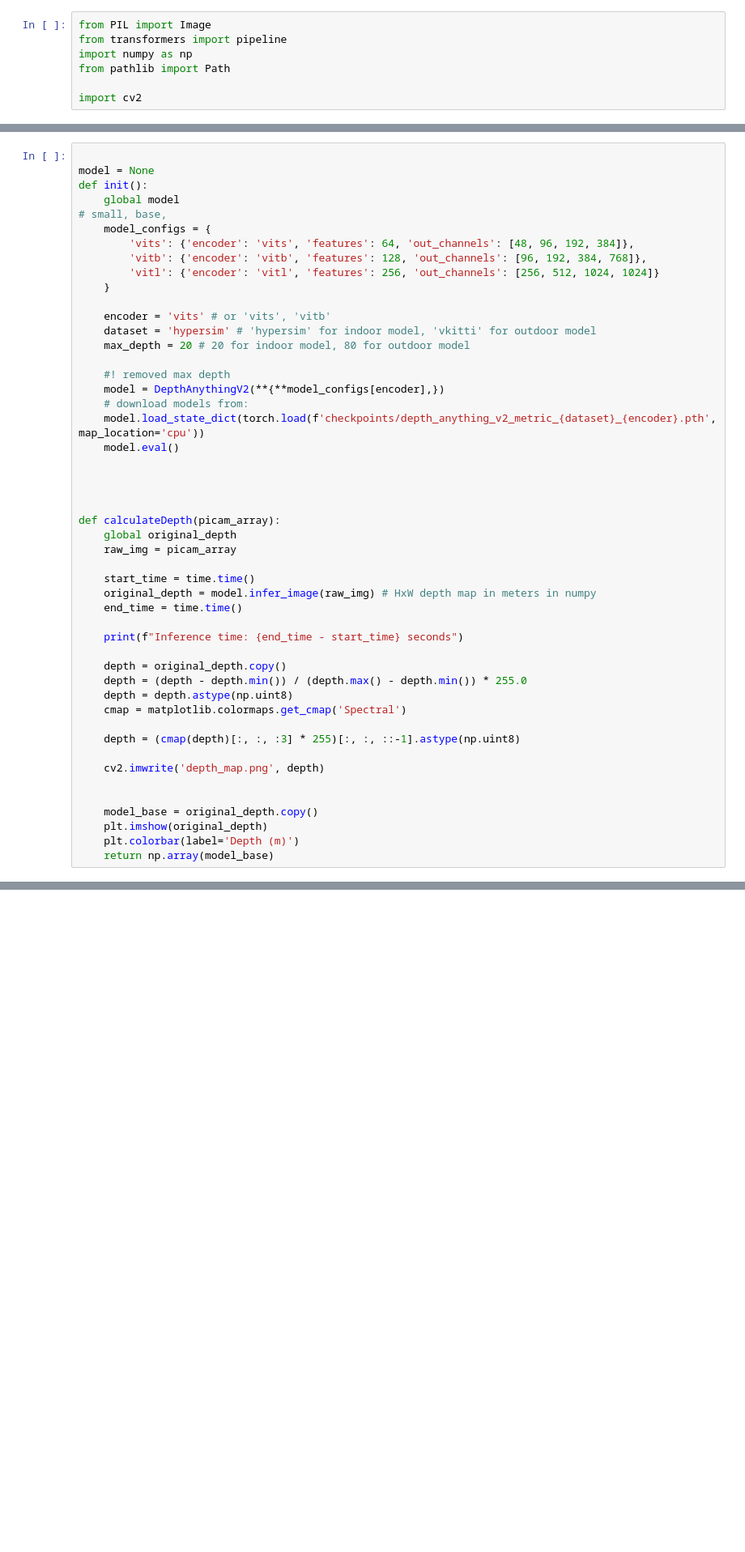
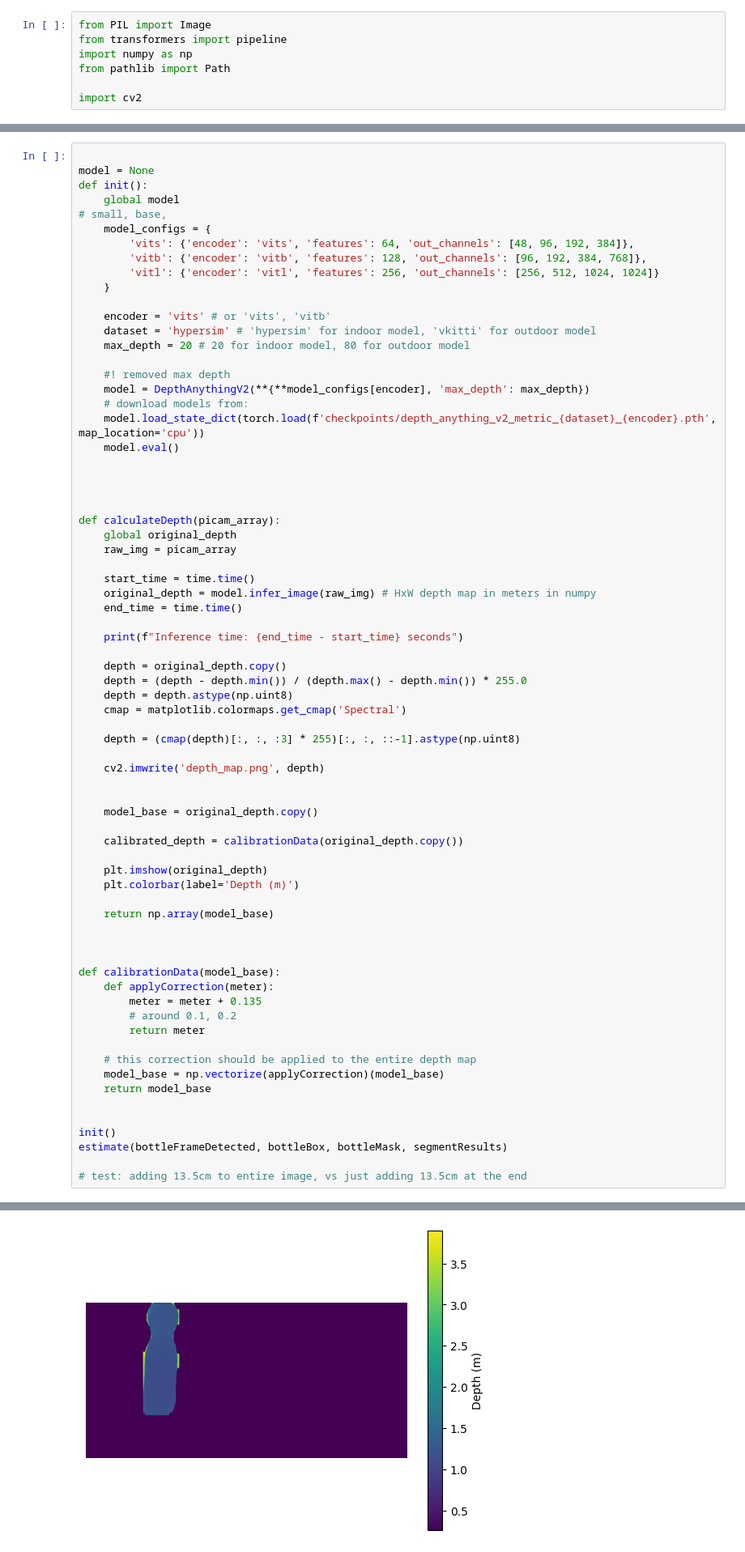
Before and after one commit to Binibeno/lightweight-vision, a Jupyter notebook: classifyThenDetect.ipynb, the cells around one changed output, grey strips where cells are left out. Shown at 81% size. Drawn from its saved outputs; the diff is of its cells as text; blank space fills up the shorter version.

Commit message:
model working!

```diff
--- a/classifyThenDetect.ipynb
+++ b/classifyThenDetect.ipynb
@@ -35,7 +35,7 @@ def init():
     max_depth = 20 # 20 for indoor model, 80 for outdoor model
 
     #! removed max depth
-    model = DepthAnythingV2(**{**model_configs[encoder],})
+    model = DepthAnythingV2(**{**model_configs[encoder], 'max_depth': max_depth})
     # download models from:
     model.load_state_dict(torch.load(f'checkpoints/depth_anything_v2_metric_{dataset}_{encoder}.pth', map_location='cpu'))
     model.eval()
@@ -64,6 +64,29 @@ def calculateDepth(picam_array):
 
 
     model_base = original_depth.copy()
+
+    calibrated_depth = calibrationData(original_depth.copy())
+
     plt.imshow(original_depth)
     plt.colorbar(label='Depth (m)')
+
     return np.array(model_base)
+
+
+
+def calibrationData(model_base):
+    def applyCorrection(meter):
+        meter = meter + 0.135
+        # around 0.1, 0.2
+        return meter
+
+    # this correction should be applied to the entire depth map
+    model_base = np.vectorize(applyCorrection)(model_base)
+    return model_base
+
+
+init()
+estimate(bottleFrameDetected, bottleBox, bottleMask, segmentResults)
+
+# test: adding 13.5cm to entire image, vs just adding 13.5cm at the end
+# %% [output]
@@ -69,0 +97 @@ def calculateDepth(picam_array):
+[figure, added]
```
Also changed, not shown: parts of 5 cells of this notebook, 2 other files.
